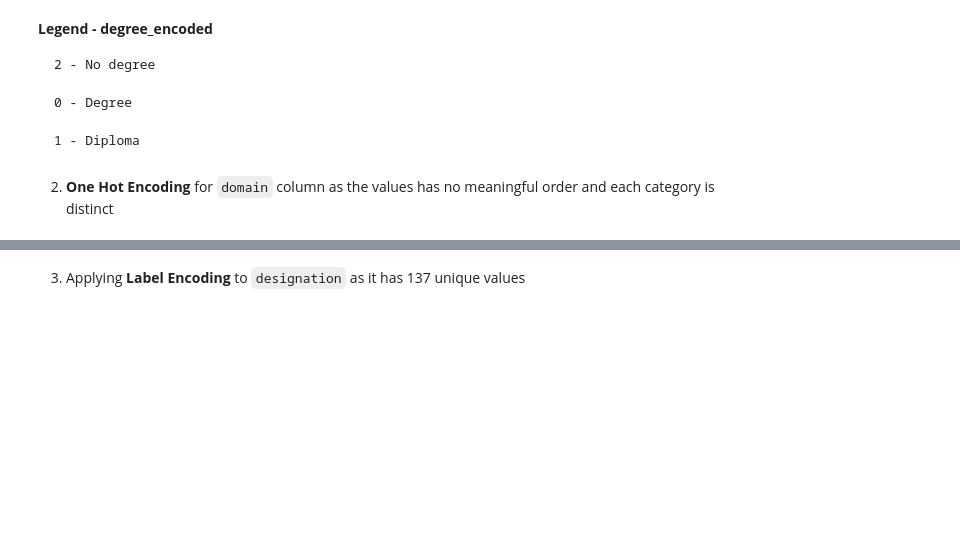
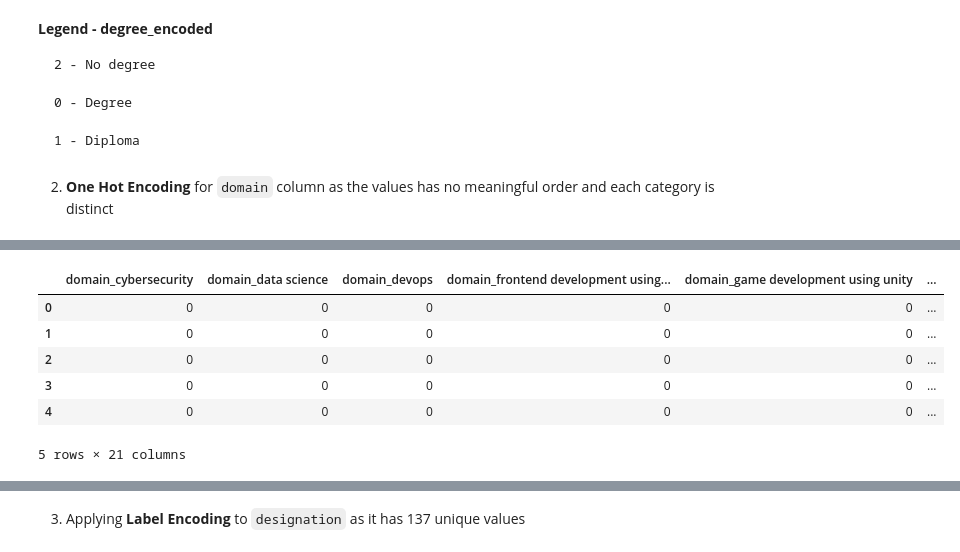
Before and after one commit to mubarakmayyeri/worth-machine-learning, a Jupyter notebook: 4_preprocessing/1_preprocessing_combined.ipynb, the cells around one changed output, grey strips where cells are left out. Drawn from its saved outputs; the diff is of its cells as text; code cells hidden in the pictures; blank space fills up the shorter version.

```diff
--- a/4_preprocessing/1_preprocessing_combined.ipynb
+++ b/4_preprocessing/1_preprocessing_combined.ipynb
@@ -160,3 +166,27 @@ print(pre_data.columns.values)
+# %%
+encoded_cols = ['domain_cybersecurity', 'domain_data science', 'domain_devops',
+       'domain_frontend development using react',
+       'domain_game development using unity', 'domain_golang',
+       'domain_machine learning', 'domain_mean stack', 'domain_mern stack',
+       'domain_mobile development using android kotlin',
+       'domain_mobile development using flutter',
+       'domain_mobile development using swift',
+       'domain_web development using node.js express',
+       'domain_web development using python django',
+       'domain_web development using python django + angular',
+       'domain_web development using python django + react', 'cs_bg_Yes',
+       'experience_No', 'experience_Yes [ Non IT industry ]', 'holidays_Yes',
+       'graduated_Yes']
+
+pre_data[encoded_cols].head()
+# %% [output]
+|  | domain_cybersecurity | domain_data science | domain_devops | domain_frontend development using... | domain_game development using unity | ... |
+| 0 | 0 | 0 | 0 | 0 | 0 | ... |
+| 1 | 0 | 0 | 0 | 0 | 0 | ... |
+| 2 | 0 | 0 | 0 | 0 | 0 | ... |
+| 3 | 0 | 0 | 0 | 0 | 0 | ... |
+| 4 | 0 | 0 | 0 | 0 | 0 | ... |
+5 rows × 21 columns
 # %%
 # Renaming the columns
 cols = {'domain_data science':'domain_data_science', 'domain_frontend development using react':'domain_frontend_react', 'domain_game development using unity': 'game_developemnt',
```
Also changed, not shown: parts of 30 cells of this notebook, 1 other file.
